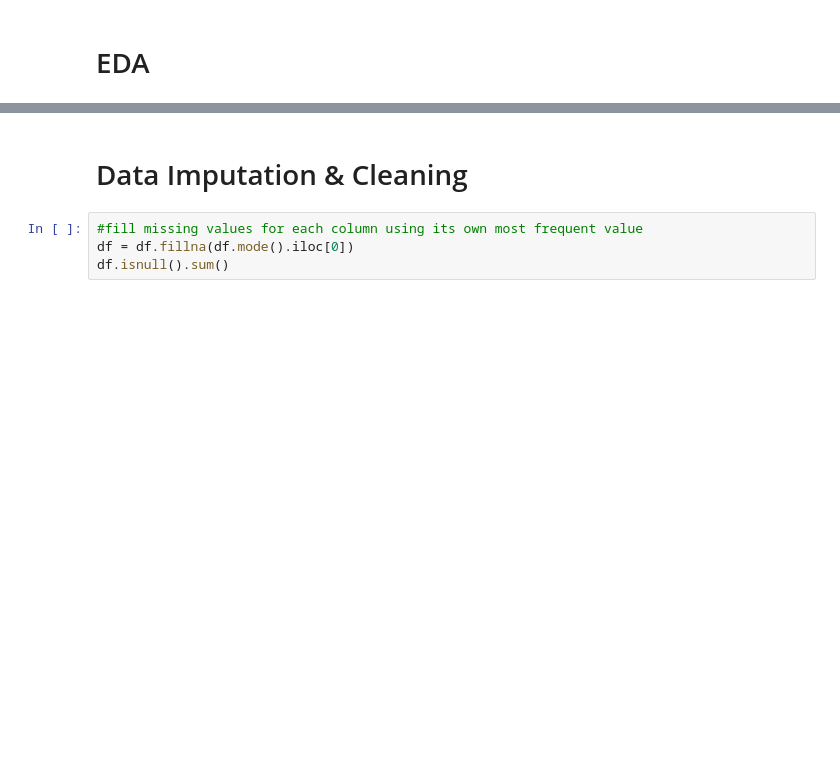
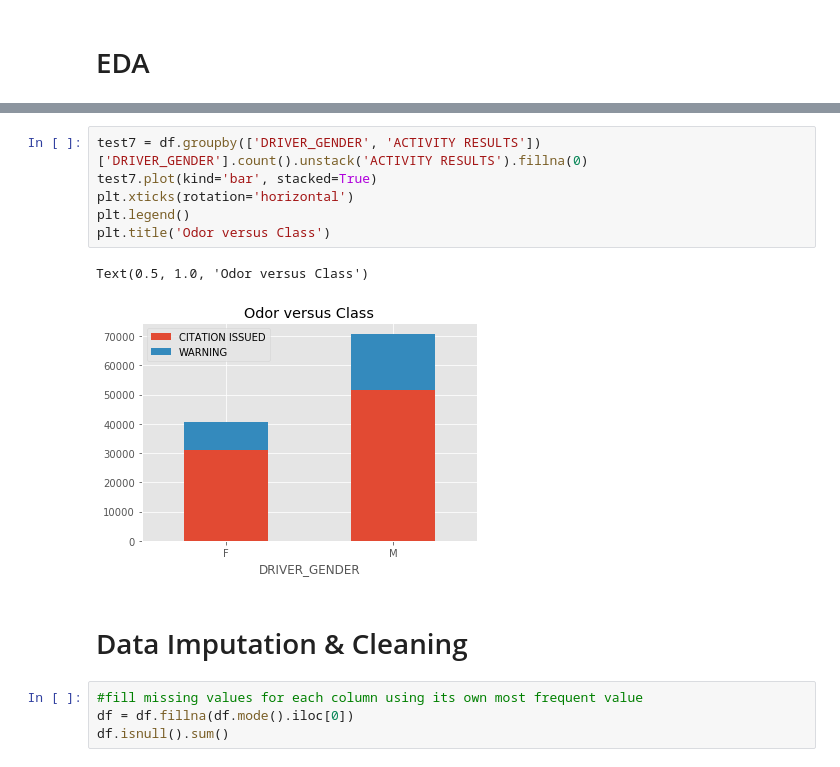
Before and after one commit to Kendallstopa/BA590-LMPD, a Jupyter notebook: LMPD-EDA&Impute.ipynb, the cells around one changed output, grey strips where cells are left out. Drawn from its saved outputs; the diff is of its cells as text; blank space fills up the shorter version.

```diff
--- a/LMPD-EDA&Impute.ipynb
+++ b/LMPD-EDA&Impute.ipynb
@@ -67,3 +145,12 @@ df['DRIVER_AGE_RANGE'].value_counts().plot.bar(title="Freq dist of Officer Drive
+# %%
+test7 = df.groupby(['DRIVER_GENDER', 'ACTIVITY RESULTS'])['DRIVER_GENDER'].count().unstack('ACTIVITY RESULTS').fillna(0)
+test7.plot(kind='bar', stacked=True)
+plt.xticks(rotation='horizontal')
+plt.legend()
+plt.title('Odor versus Class')
+# %% [output]
+Text(0.5, 1.0, 'Odor versus Class')
+[figure, added]
 # %% [markdown]
 # Data Imputation & Cleaning #
 # %%
```
Also changed, not shown: parts of 31 cells of this notebook.
